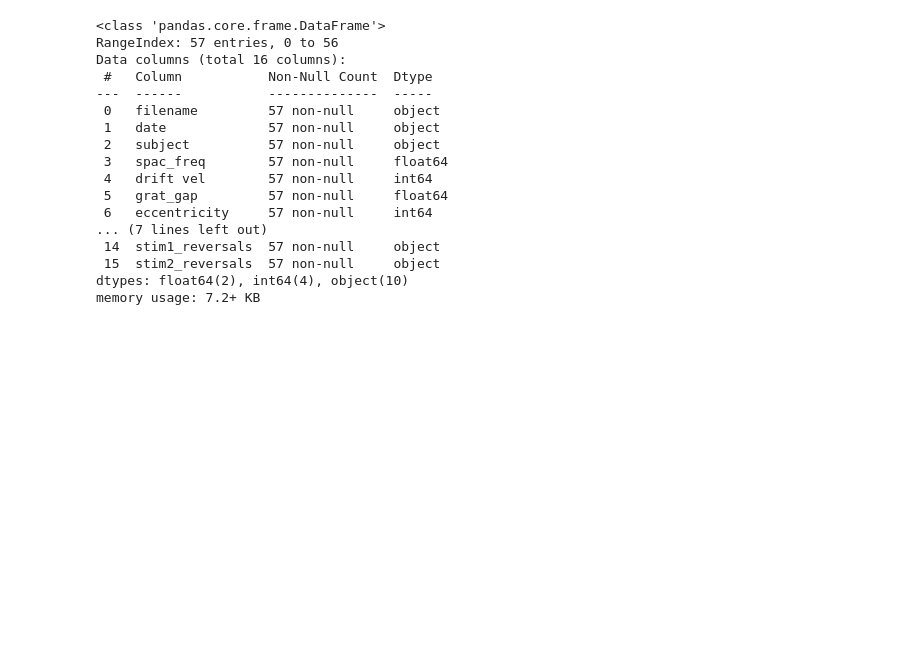
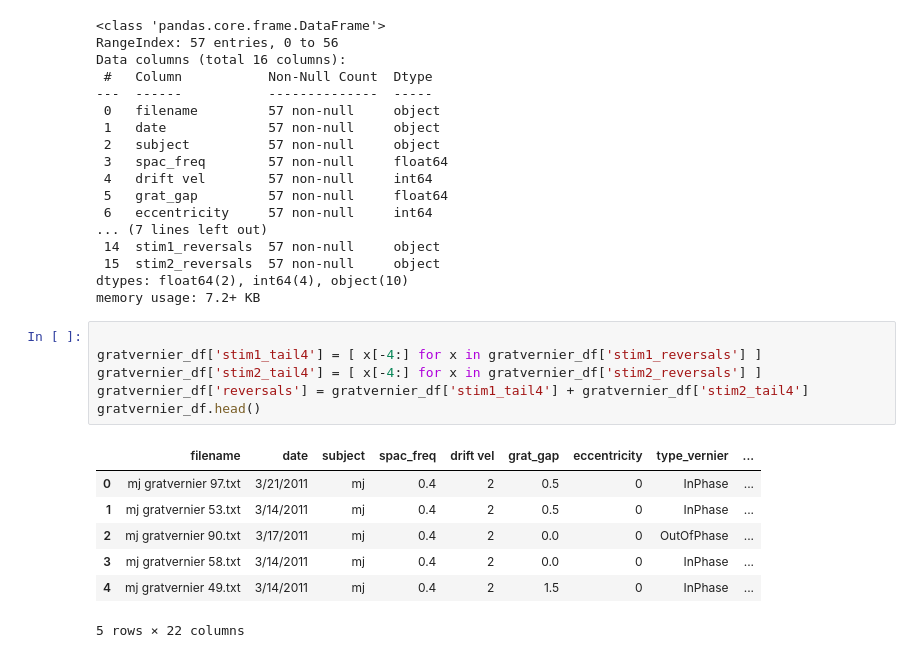
Before and after one commit to SmilodonCub/DS4VS, a Jupyter notebook: Week7/DS4VS_week7_Datavis_matplotlib.ipynb, the cells around one changed output. Cells and saved outputs as stored; diff of their text form; blank space fills up the shorter version.

```diff
--- a/Week7/DS4VS_week7_Datavis_matplotlib.ipynb
+++ b/Week7/DS4VS_week7_Datavis_matplotlib.ipynb
@@ -347,3 +346,17 @@ Data columns (total 16 columns):
  15  stim2_reversals  57 non-null     object
 dtypes: float64(2), int64(4), object(10)
 memory usage: 7.2+ KB
+# %%
+
+gratvernier_df['stim1_tail4'] = [ x[-4:] for x in gratvernier_df['stim1_reversals'] ]
+gratvernier_df['stim2_tail4'] = [ x[-4:] for x in gratvernier_df['stim2_reversals'] ]
+gratvernier_df['reversals'] = gratvernier_df['stim1_tail4'] + gratvernier_df['stim2_tail4']
+gratvernier_df.head()
+# %% [output]
+|  | filename | date | subject | spac_freq | drift vel | grat_gap | eccentricity | type_vernier | ... |
+| 0 | mj gratvernier 97.txt | 3/21/2011 | mj | 0.4 | 2 | 0.5 | 0 | InPhase | ... |
+| 1 | mj gratvernier 53.txt | 3/14/2011 | mj | 0.4 | 2 | 0.5 | 0 | InPhase | ... |
+| 2 | mj gratvernier 90.txt | 3/17/2011 | mj | 0.4 | 2 | 0.0 | 0 | OutOfPhase | ... |
+| 3 | mj gratvernier 58.txt | 3/14/2011 | mj | 0.4 | 2 | 0.0 | 0 | InPhase | ... |
+| 4 | mj gratvernier 49.txt | 3/14/2011 | mj | 0.4 | 2 | 1.5 | 0 | InPhase | ... |
+5 rows × 22 columns
```
Also changed, not shown: parts of 15 cells of this notebook.
